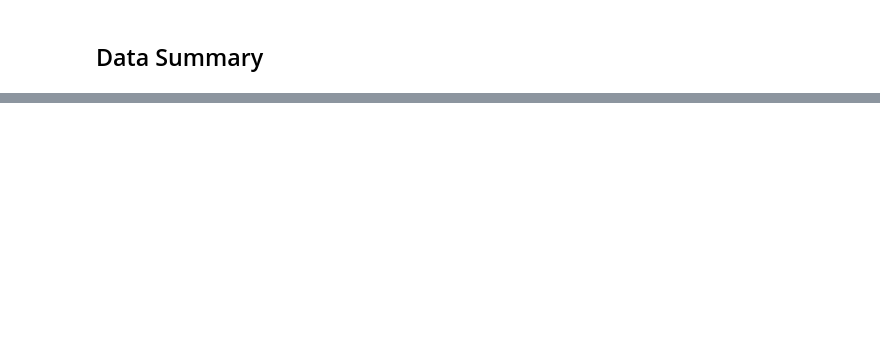
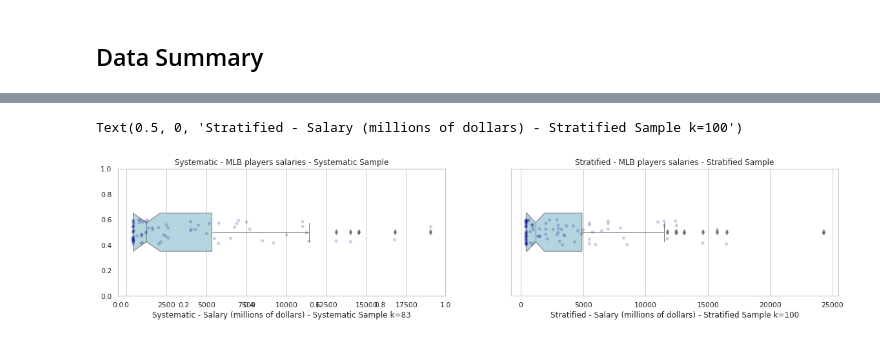
Before and after one commit to jesussantana/Sampling, a Jupyter notebook: notebooks/Sprint_6_Sampling.ipynb, the cells around one changed output, grey strips where cells are left out. Drawn from its saved outputs; the diff is of its cells as text; code cells hidden in the pictures; blank space fills up the shorter version.

```diff
--- a/notebooks/Sprint_6_Sampling.ipynb
+++ b/notebooks/Sprint_6_Sampling.ipynb
@@ -292,0 +494,24 @@ plt.title(f'Stratified - MLB players salaries - Stratified Sample k={len(stratif
+# %%
+fig = plt.figure(figsize=(20,8))
+#fig = plt.subplots_adjust(left=None, bottom=None, right=None, top=None, wspace=None, hspace=None)
+
+ax3 = fig.add_subplot(2, 2, 1)
+
+# Plot
+sns.set(style="whitegrid")
+ax3 = sns.boxplot(x=systematic_sample["salary"], color='lightblue', fliersize=5,  orient='v', linewidth=1 , width=0.3, notch=True)
+ax3 = sns.stripplot(x=systematic_sample["salary"], orient='v', color='darkblue', alpha=0.2)
+plt.title(f'Systematic - MLB players salaries - Systematic Sample')
+plt.xlabel(f'Systematic - Salary (millions of dollars) - Systematic Sample k={len(systematic_sample)}')
+
+ax4 = fig.add_subplot(2, 2, 2)
+
+# Plot
+sns.set(style="whitegrid")
+ax4 = sns.boxplot(x=stratified_random_sample["salary"], color='lightblue', fliersize=5,  orient='v', linewidth=1 , width=0.3, notch=True)
+ax4 = sns.stripplot(x=stratified_random_sample["salary"], orient='v', color='darkblue', alpha=0.2)
+plt.title(f'Stratified - MLB players salaries - Stratified Sample')
+plt.xlabel(f'Stratified - Salary (millions of dollars) - Stratified Sample k={len(stratified_random_sample)}')
+# %% [output]
+Text(0.5, 0, 'Stratified - Salary (millions of dollars) - Stratified Sample k=100')
+[figure, added]
```
Also changed, not shown: parts of 40 cells of this notebook.
